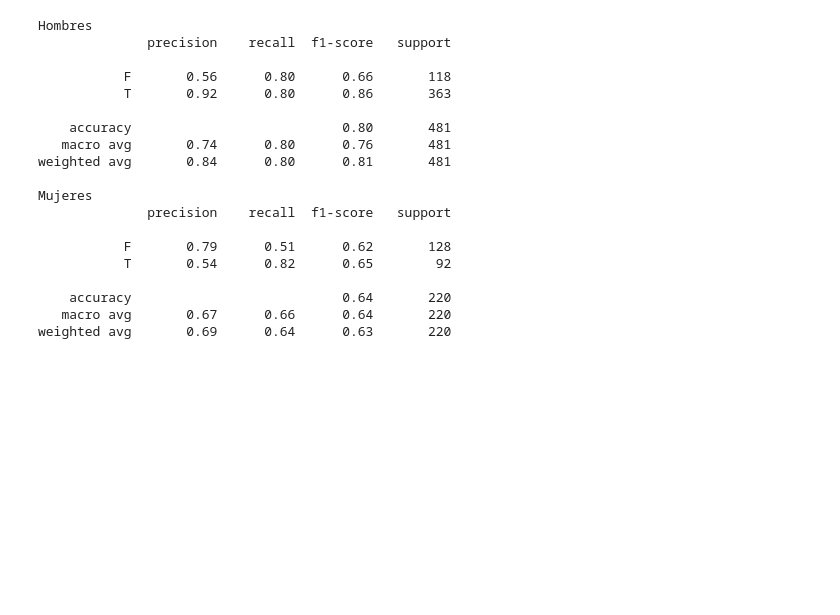
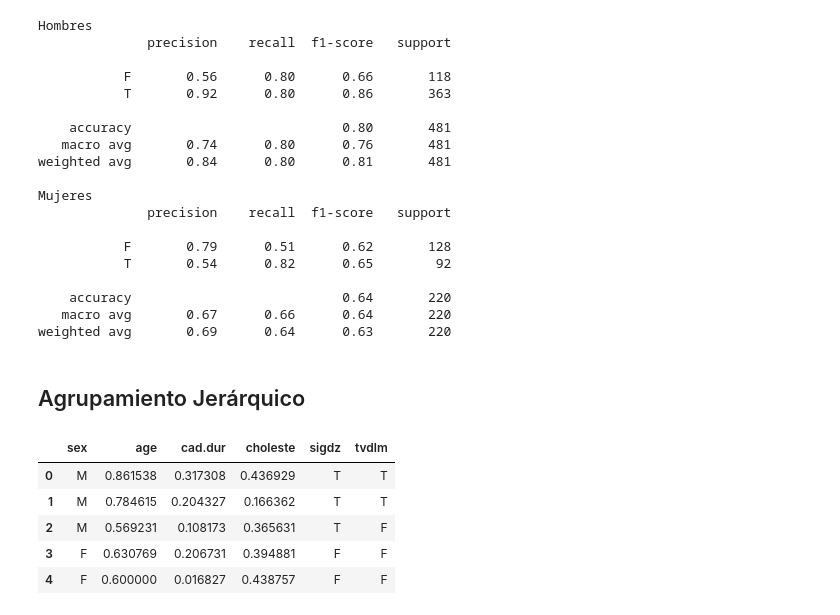
Before and after one commit to FelipeGorostiaga/MachineLearning, a Jupyter notebook: src/tp4/tp4.ipynb, the cells around one changed output. Drawn from its saved outputs; the diff is of its cells as text; code cells hidden in the pictures; blank space fills up the shorter version.

```diff
--- a/src/tp4/tp4.ipynb
+++ b/src/tp4/tp4.ipynb
@@ -150,3 +155,21 @@ Mujeres
     accuracy                           0.64       220
    macro avg       0.67      0.66      0.64       220
 weighted avg       0.69      0.64      0.63       220
+# %% [markdown]
+## Agrupamiento Jerárquico
+# %%
+normalized_df = df.copy()
+for column in numeric_columns:
+    column_min = min(normalized_df[column])
+    column_max = max(normalized_df[column])
+    #print(f"{column_min} {column_max}")
+    normalized_df[column] = normalized_df[column].apply(lambda x: (x - column_min) / (column_max - column_min))
+
+normalized_df.head()
+# %% [output]
+|  | sex | age | cad.dur | choleste | sigdz | tvdlm |
+| 0 | M | 0.861538 | 0.317308 | 0.436929 | T | T |
+| 1 | M | 0.784615 | 0.204327 | 0.166362 | T | T |
+| 2 | M | 0.569231 | 0.108173 | 0.365631 | T | F |
+| 3 | F | 0.630769 | 0.206731 | 0.394881 | F | F |
+| 4 | F | 0.600000 | 0.016827 | 0.438757 | F | F |
```
Also changed, not shown: parts of 12 cells of this notebook, 1 other file.
